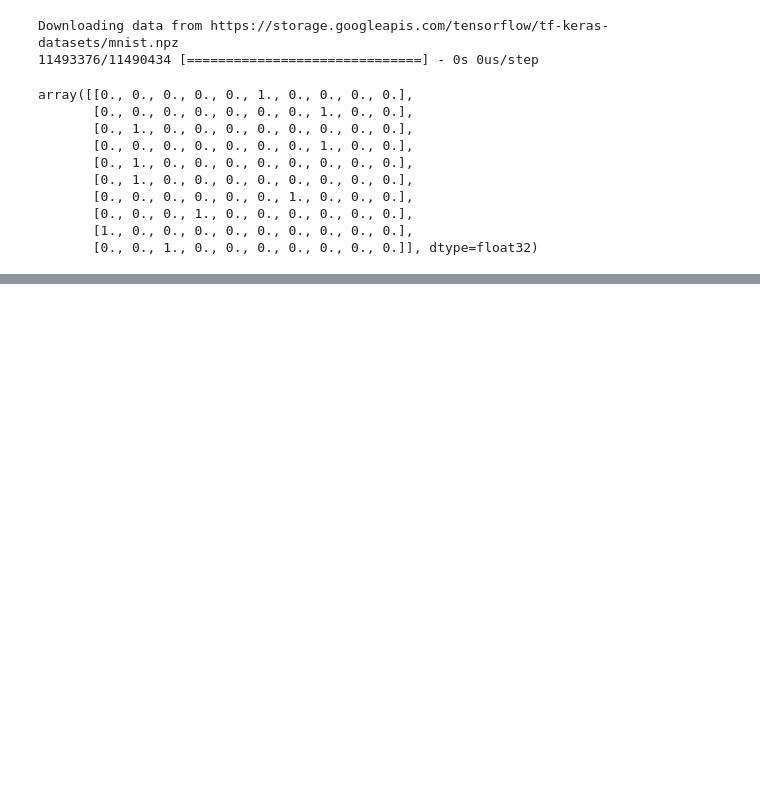
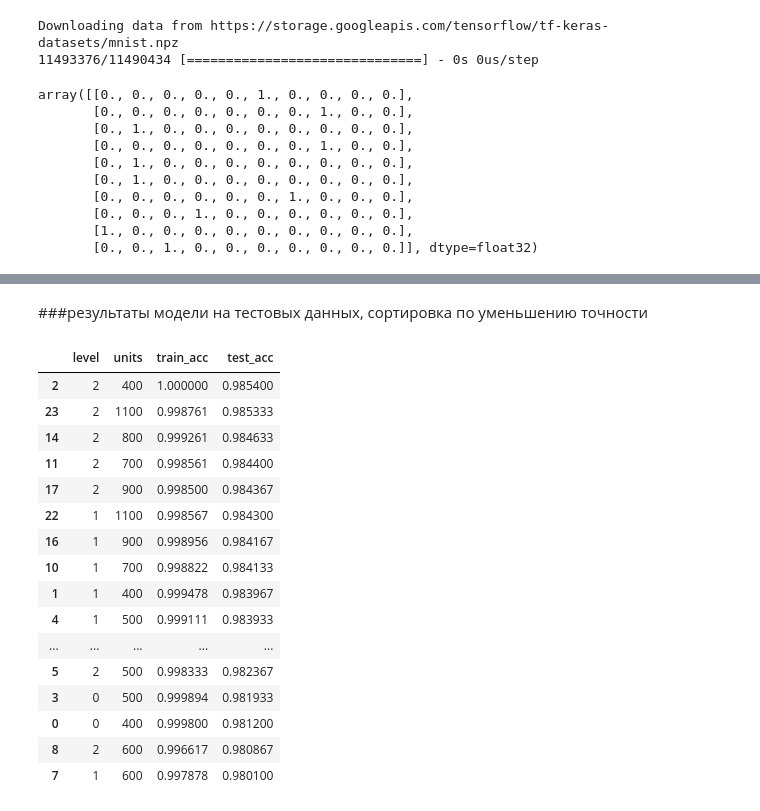
Before and after one commit to brs1977/neural-university, a Jupyter notebook: HW/01_mnist_gpu.ipynb, the cells around one changed output, grey strips where cells are left out. Cells and saved outputs as stored; diff of their text form; code cells hidden in the pictures; blank space fills up the shorter version.

```diff
--- a/HW/01_mnist_gpu.ipynb
+++ b/HW/01_mnist_gpu.ipynb
@@ -475,0 +269,33 @@ accuracy_score(np.argmax(y_test,axis=1), np.argmax(predictions,axis=1))
+# %% [markdown]
+###результаты модели на тестовых данных, сортировка по уменьшению точности
+# %%
+res = [[0, 400, 0.9997999866803486, 0.9811999996503196], [1, 400, 0.9994777838389077, 0.9839666485786438], [2, 400, 1.0, 0.9853999813397725]] + \
+  [[0, 500, 0.9998944600423179, 0.9819333354632058], [1, 500, 0.9991111159324646, 0.9839333494504292], [2, 500, 0.9983333349227905, 0.982366681098938]] + \
+  [[0, 600, 0.9998722275098164, 0.9824000000953674], [1, 600, 0.9978777766227722, 0.9800999959309897], [2, 600, 0.9966166615486145, 0.9808666507403057]] + \
+  [[0, 700, 0.999916672706604, 0.9828000068664551], [1, 700, 0.9988222320874531, 0.9841333230336506], [2, 700, 0.9985611041386921, 0.9843999942143757]] + \
+  [[0, 800, 0.9999277790387471, 0.9831666747728984], [1, 800, 0.9983111023902893, 0.9829666813214619], [2, 800, 0.9992611209551492, 0.9846333265304565]] + \
+  [[0, 900, 0.999911109606425, 0.9835333426793416], [1, 900, 0.9989555478096008, 0.9841666618982952], [2, 900, 0.9984999895095825, 0.9843666553497314]] + \
+  [[0, 1000, 0.9998333255449932, 0.9830000003178916], [1, 1000, 0.9978777766227722, 0.9831333359082541], [2, 1000, 0.9984611074129739, 0.9837999939918518]] + \
+  [[0, 1100, 0.9999610980351765, 0.9834333260854085], [1, 1100, 0.9985666672388711, 0.9842999974886577], [2, 1100, 0.9987611174583435, 0.9853333234786987]]
+
+df = pd.DataFrame(res,columns=('level','units','train_acc','test_acc'))
+#df[df['level']==1].sort_values('test_acc', ascending=False)
+df.sort_values('test_acc', ascending=False)
+# %% [output]
+|  | level | units | train_acc | test_acc |
+| 2 | 2 | 400 | 1.000000 | 0.985400 |
+| 23 | 2 | 1100 | 0.998761 | 0.985333 |
+| 14 | 2 | 800 | 0.999261 | 0.984633 |
+| 11 | 2 | 700 | 0.998561 | 0.984400 |
+| 17 | 2 | 900 | 0.998500 | 0.984367 |
+| 22 | 1 | 1100 | 0.998567 | 0.984300 |
+| 16 | 1 | 900 | 0.998956 | 0.984167 |
+| 10 | 1 | 700 | 0.998822 | 0.984133 |
+| 1 | 1 | 400 | 0.999478 | 0.983967 |
+| 4 | 1 | 500 | 0.999111 | 0.983933 |
+| ... | ... | ... | ... | ... |
+| 5 | 2 | 500 | 0.998333 | 0.982367 |
+| 3 | 0 | 500 | 0.999894 | 0.981933 |
+| 0 | 0 | 400 | 0.999800 | 0.981200 |
+| 8 | 2 | 600 | 0.996617 | 0.980867 |
+| 7 | 1 | 600 | 0.997878 | 0.980100 |
```
Also changed, not shown: parts of 39 cells of this notebook.
